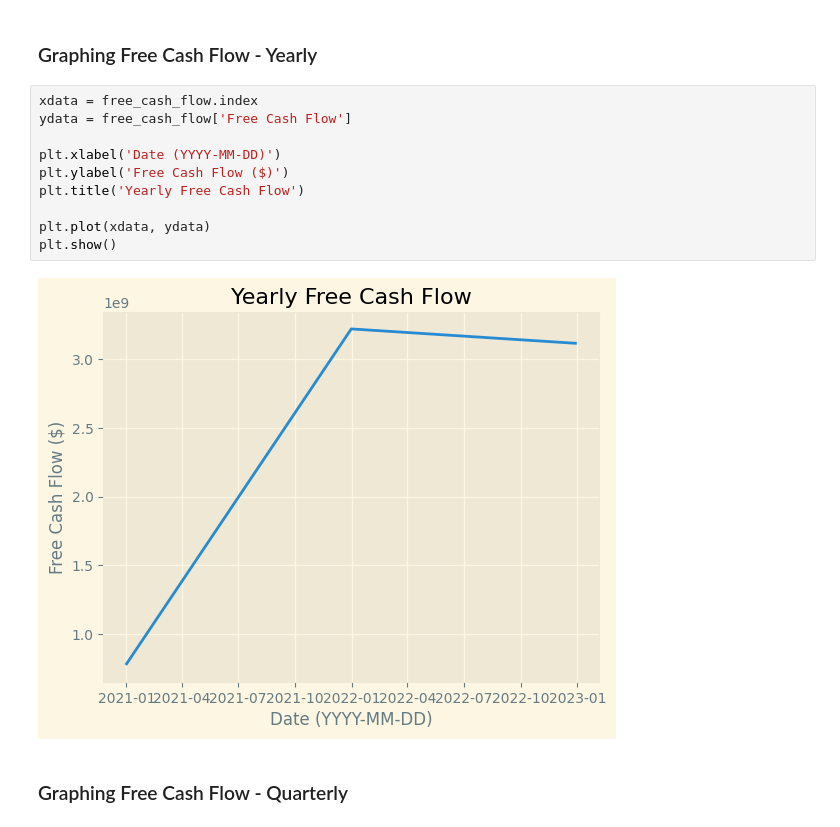
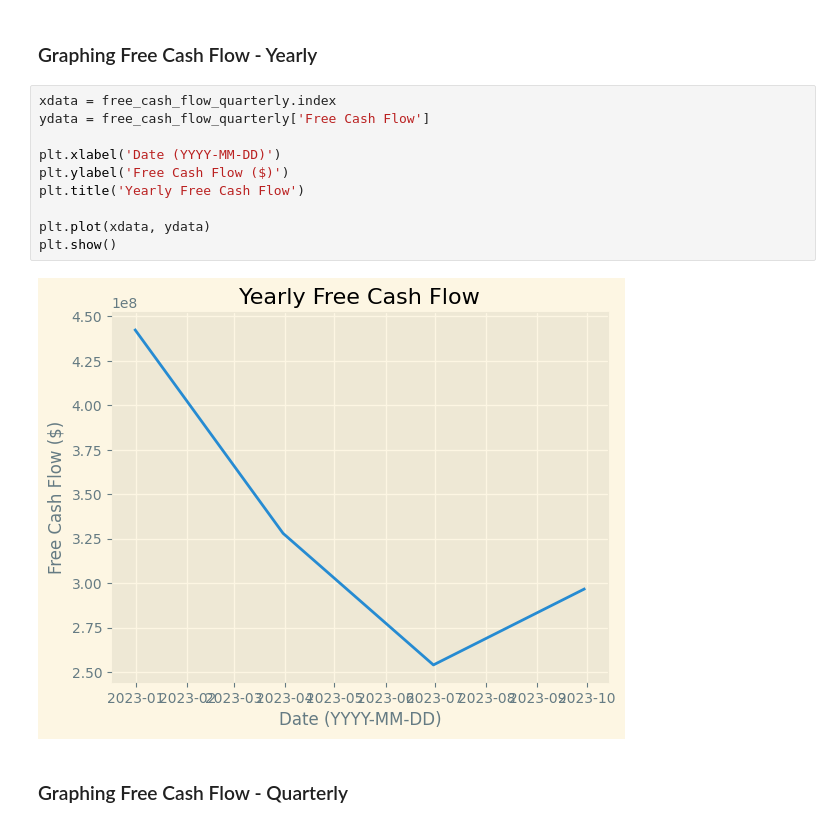
Before and after one commit to dBCooper2/financial-modeling, a Jupyter notebook: notebooks/finance/visualizing_book_data.ipynb, the cells around one changed output. Cells and saved outputs as stored; diff of their text form.

Commit message:
Finished Graphing Book Data

```diff
--- a/notebooks/finance/visualizing_book_data.ipynb
+++ b/notebooks/finance/visualizing_book_data.ipynb
@@ -103,16 +103,16 @@ plt.show()
 # %% [markdown]
 ### Graphing Free Cash Flow - Yearly
 # %%
-xdata = free_cash_flow.index
-ydata = free_cash_flow['Free Cash Flow']
+xdata = free_cash_flow_quarterly.index
+ydata = free_cash_flow_quarterly['Free Cash Flow']
 
 plt.xlabel('Date (YYYY-MM-DD)')
 plt.ylabel('Free Cash Flow ($)')
 plt.title('Yearly Free Cash Flow')
 
 plt.plot(xdata, ydata)
 plt.show()
 # %% [output]
-[figure, old version]
+[figure, new version]
 # %% [markdown]
 ### Graphing Free Cash Flow - Quarterly
```
Also changed, not shown: parts of 7 cells of this notebook, 1 other file.
